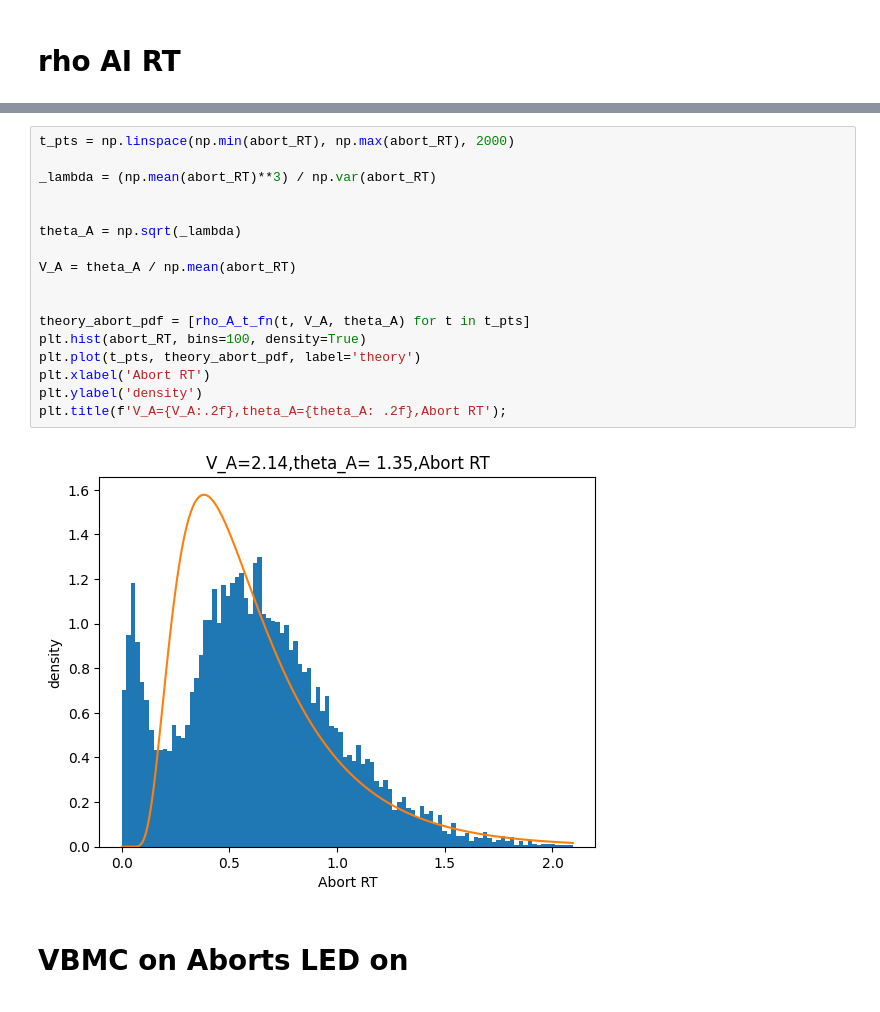
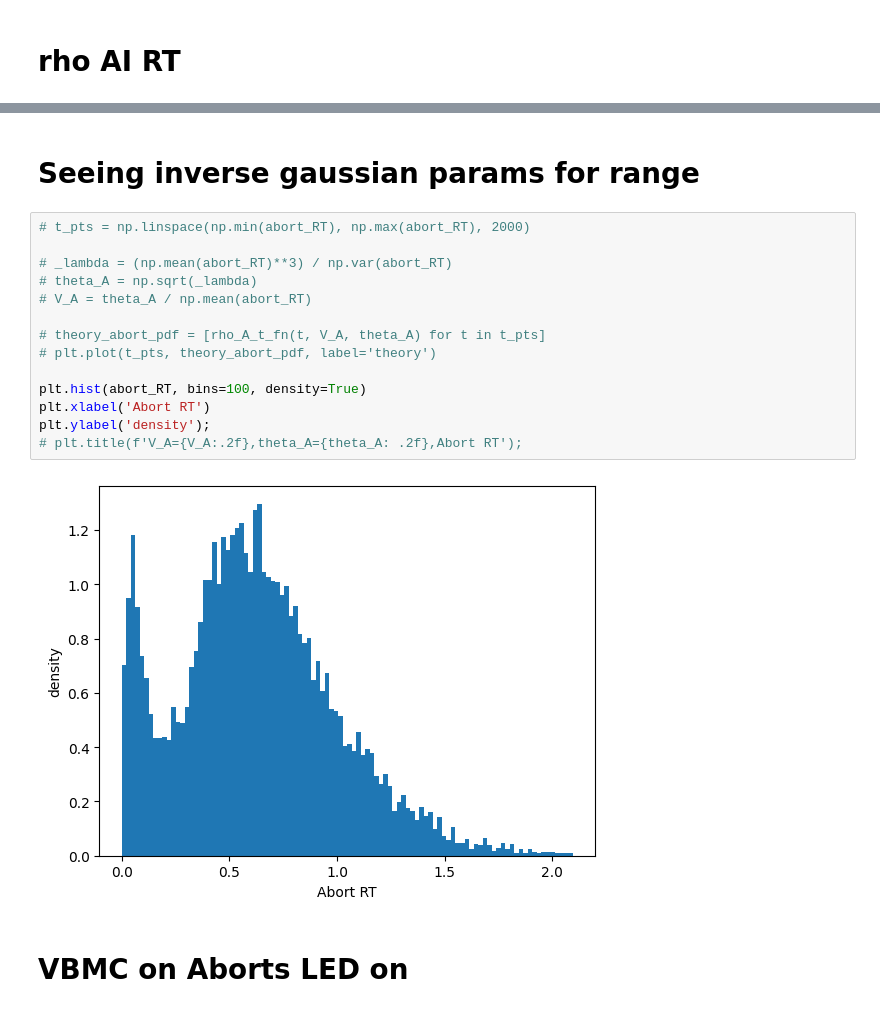
Before and after one commit to rakaar/ddm_data, a Jupyter notebook: vbmc_fit/vbmc_abort_psiam_tied.ipynb, the cells around one changed output, grey strips where cells are left out. Saved outputs shown, nothing was run; the diff lists cells and outputs as text.

```diff
--- a/vbmc_fit/vbmc_abort_psiam_tied.ipynb
+++ b/vbmc_fit/vbmc_abort_psiam_tied.ipynb
@@ -80,22 +116,21 @@ def rho_A_t_fn(t, V_A, theta_A):
+# %% [markdown]
+# Seeing inverse gaussian params for range
 # %%
-t_pts = np.linspace(np.min(abort_RT), np.max(abort_RT), 2000)
+# t_pts = np.linspace(np.min(abort_RT), np.max(abort_RT), 2000)
 
-_lambda = (np.mean(abort_RT)**3) / np.var(abort_RT)
+# _lambda = (np.mean(abort_RT)**3) / np.var(abort_RT)
+# theta_A = np.sqrt(_lambda)
+# V_A = theta_A / np.mean(abort_RT)
 
+# theory_abort_pdf = [rho_A_t_fn(t, V_A, theta_A) for t in t_pts]
+# plt.plot(t_pts, theory_abort_pdf, label='theory')
 
-theta_A = np.sqrt(_lambda)
-
-V_A = theta_A / np.mean(abort_RT)
-
-
-theory_abort_pdf = [rho_A_t_fn(t, V_A, theta_A) for t in t_pts]
 plt.hist(abort_RT, bins=100, density=True)
-plt.plot(t_pts, theory_abort_pdf, label='theory')
 plt.xlabel('Abort RT')
-plt.ylabel('density')
-plt.title(f'V_A={V_A:.2f},theta_A={theta_A: .2f},Abort RT');
+plt.ylabel('density');
+# plt.title(f'V_A={V_A:.2f},theta_A={theta_A: .2f},Abort RT');
 # %% [output]
-[figure, old version]
+[figure, new version]
 # %% [markdown]
 # VBMC on Aborts LED on
 # %% [markdown]
```
Also changed, not shown: parts of 12 cells of this notebook, 4 other files.
